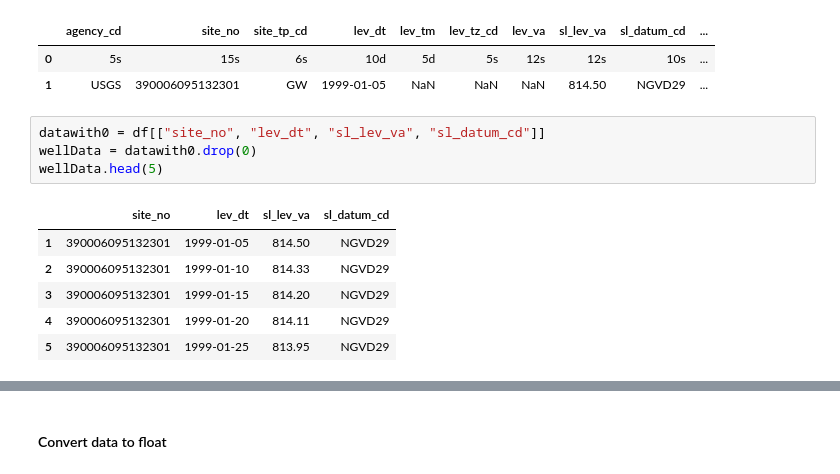
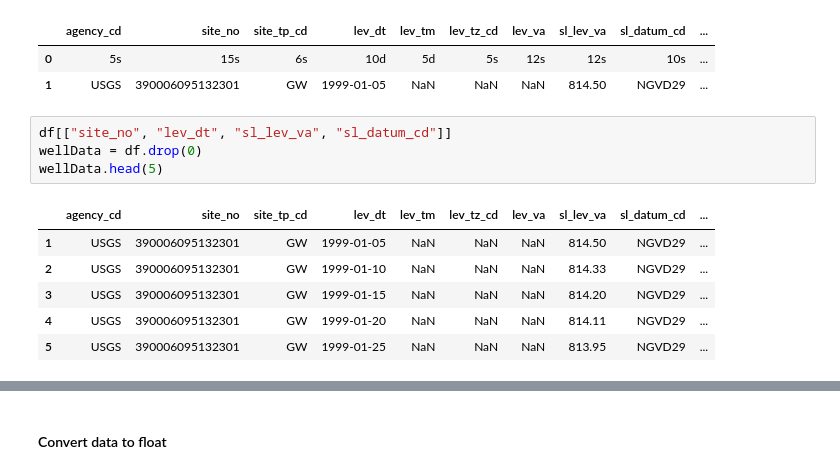
Before and after one commit to brewaterman/GroundwaterVariation, a Jupyter notebook: SecondSemesterProject.ipynb, the cells around one changed output, grey strips where cells are left out. Cells and saved outputs as stored; diff of their text form.

```diff
--- a/SecondSemesterProject.ipynb
+++ b/SecondSemesterProject.ipynb
@@ -28,16 +28,16 @@ df.head(2)
 | 0 | 5s | 15s | 6s | 10d | 5d | 5s | 12s | 12s | 10s | ... |
 | 1 | USGS | 390006095132301 | GW | 1999-01-05 | NaN | NaN | NaN | 814.50 | NGVD29 | ... |
 # %%
-datawith0 = df[["site_no", "lev_dt", "sl_lev_va", "sl_datum_cd"]]
-wellData = datawith0.drop(0)
+df[["site_no", "lev_dt", "sl_lev_va", "sl_datum_cd"]]
+wellData = df.drop(0)
 wellData.head(5)
 # %% [output]
-|  | site_no | lev_dt | sl_lev_va | sl_datum_cd |
-| 1 | 390006095132301 | 1999-01-05 | 814.50 | NGVD29 |
-| 2 | 390006095132301 | 1999-01-10 | 814.33 | NGVD29 |
-| 3 | 390006095132301 | 1999-01-15 | 814.20 | NGVD29 |
-| 4 | 390006095132301 | 1999-01-20 | 814.11 | NGVD29 |
-| 5 | 390006095132301 | 1999-01-25 | 813.95 | NGVD29 |
+|  | agency_cd | site_no | site_tp_cd | lev_dt | lev_tm | lev_tz_cd | lev_va | sl_lev_va | sl_datum_cd | ... |
+| 1 | USGS | 390006095132301 | GW | 1999-01-05 | NaN | NaN | NaN | 814.50 | NGVD29 | ... |
+| 2 | USGS | 390006095132301 | GW | 1999-01-10 | NaN | NaN | NaN | 814.33 | NGVD29 | ... |
+| 3 | USGS | 390006095132301 | GW | 1999-01-15 | NaN | NaN | NaN | 814.20 | NGVD29 | ... |
+| 4 | USGS | 390006095132301 | GW | 1999-01-20 | NaN | NaN | NaN | 814.11 | NGVD29 | ... |
+| 5 | USGS | 390006095132301 | GW | 1999-01-25 | NaN | NaN | NaN | 813.95 | NGVD29 | ... |
 # %%
 #need to convert data types from objects to float/datetime
 wellData.info()
```
Also changed, not shown: parts of 15 cells of this notebook, 13 other files.
